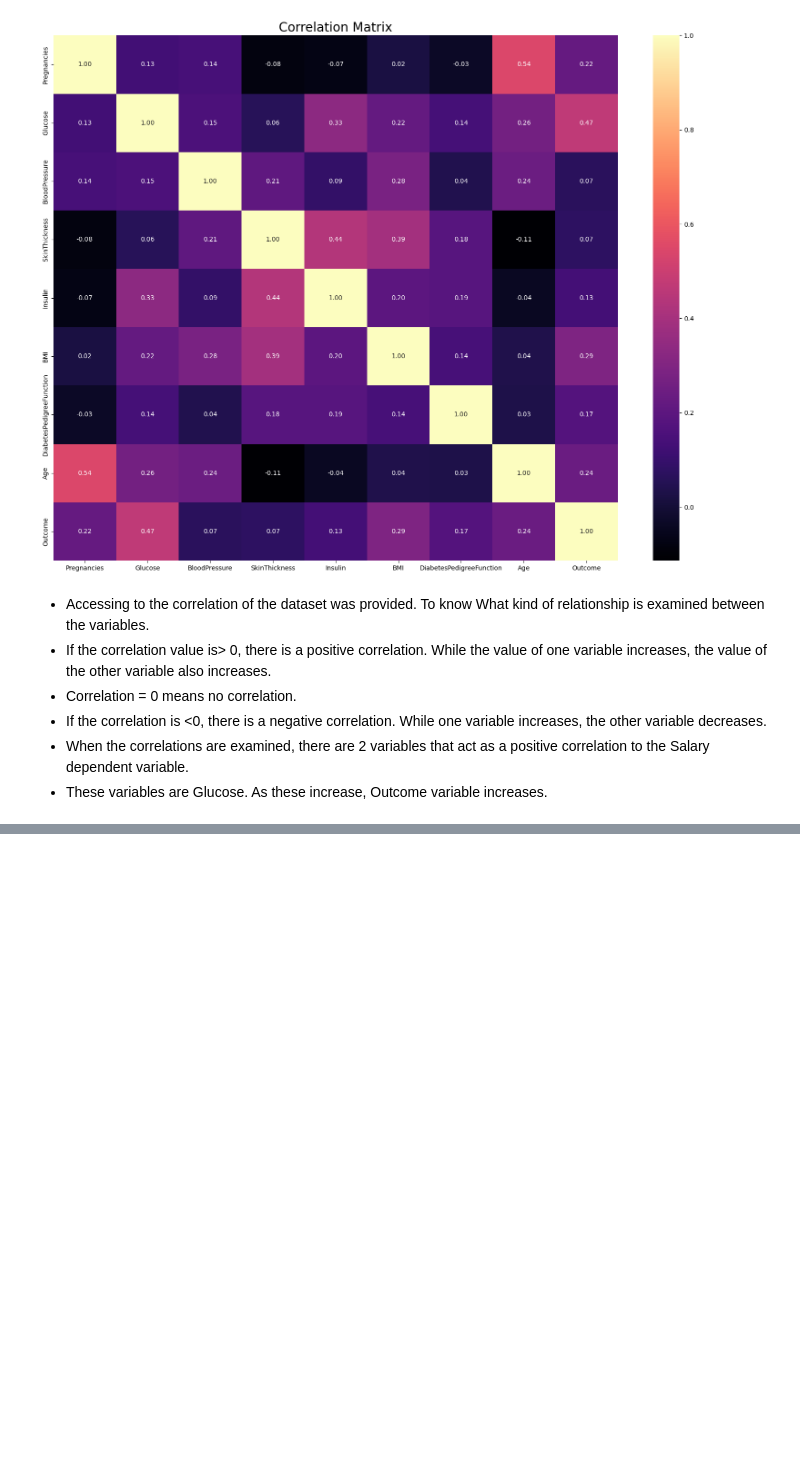
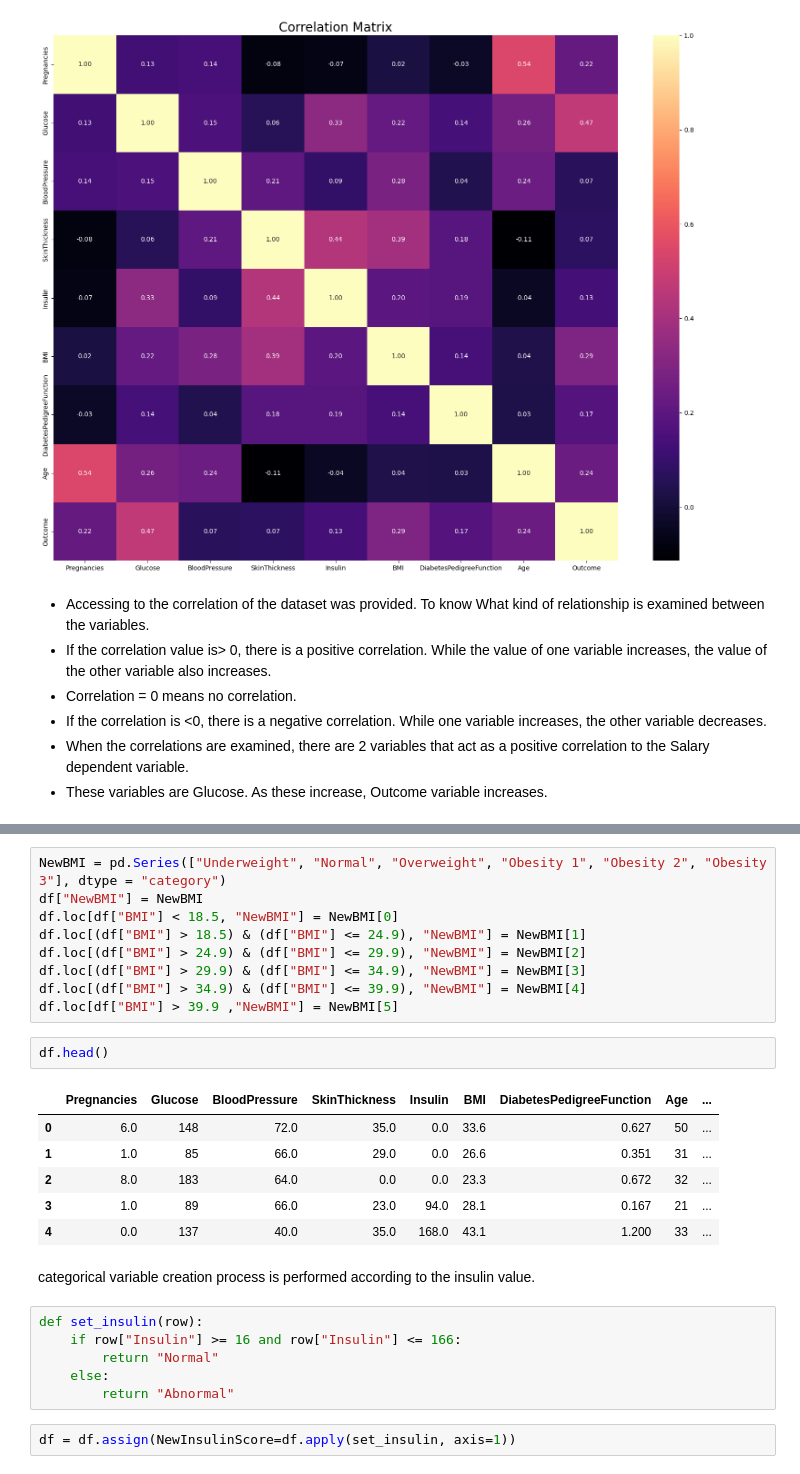
Before and after one commit to boosireddyprasadreddy7/A-Deployed-Machine-Learning-Model-for-Diabetes-Risk-Assessment, a Jupyter notebook: Notebooks/diabetes_prediction.ipynb, the cells around one changed output, grey strips where cells are left out. Cells and saved outputs as stored; diff of their text form; blank space fills up the shorter version.

```diff
--- a/Notebooks/diabetes_prediction.ipynb
+++ b/Notebooks/diabetes_prediction.ipynb
@@ -146,0 +246,28 @@ plt.show()
+# %%
+NewBMI = pd.Series(["Underweight", "Normal", "Overweight", "Obesity 1", "Obesity 2", "Obesity 3"], dtype = "category")
+df["NewBMI"] = NewBMI
+df.loc[df["BMI"] < 18.5, "NewBMI"] = NewBMI[0]
+df.loc[(df["BMI"] > 18.5) & (df["BMI"] <= 24.9), "NewBMI"] = NewBMI[1]
+df.loc[(df["BMI"] > 24.9) & (df["BMI"] <= 29.9), "NewBMI"] = NewBMI[2]
+df.loc[(df["BMI"] > 29.9) & (df["BMI"] <= 34.9), "NewBMI"] = NewBMI[3]
+df.loc[(df["BMI"] > 34.9) & (df["BMI"] <= 39.9), "NewBMI"] = NewBMI[4]
+df.loc[df["BMI"] > 39.9 ,"NewBMI"] = NewBMI[5]
+# %%
+df.head()
+# %% [output]
+|  | Pregnancies | Glucose | BloodPressure | SkinThickness | Insulin | BMI | DiabetesPedigreeFunction | Age | ... |
+| 0 | 6.0 | 148 | 72.0 | 35.0 | 0.0 | 33.6 | 0.627 | 50 | ... |
+| 1 | 1.0 | 85 | 66.0 | 29.0 | 0.0 | 26.6 | 0.351 | 31 | ... |
+| 2 | 8.0 | 183 | 64.0 | 0.0 | 0.0 | 23.3 | 0.672 | 32 | ... |
+| 3 | 1.0 | 89 | 66.0 | 23.0 | 94.0 | 28.1 | 0.167 | 21 | ... |
+| 4 | 0.0 | 137 | 40.0 | 35.0 | 168.0 | 43.1 | 1.200 | 33 | ... |
+# %% [markdown]
+categorical variable creation process is performed according to the insulin value.
+# %%
+def set_insulin(row):
+    if row["Insulin"] >= 16 and row["Insulin"] <= 166:
+        return "Normal"
+    else:
+        return "Abnormal"
+# %%
+df = df.assign(NewInsulinScore=df.apply(set_insulin, axis=1))
```
Also changed, not shown: parts of 25 cells of this notebook.
